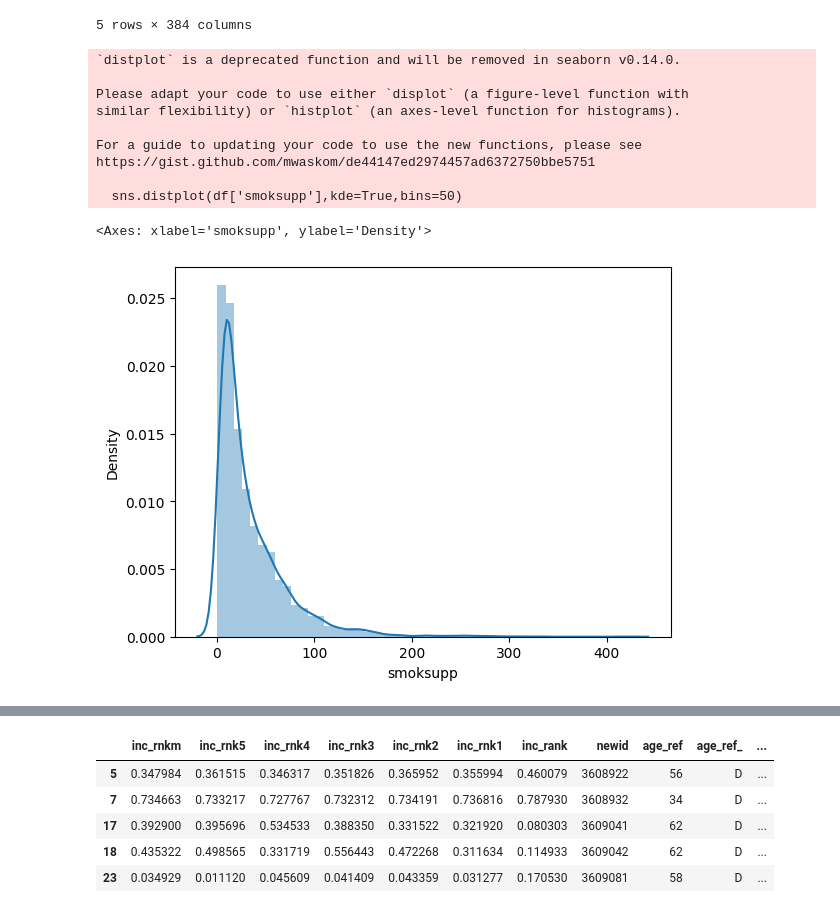
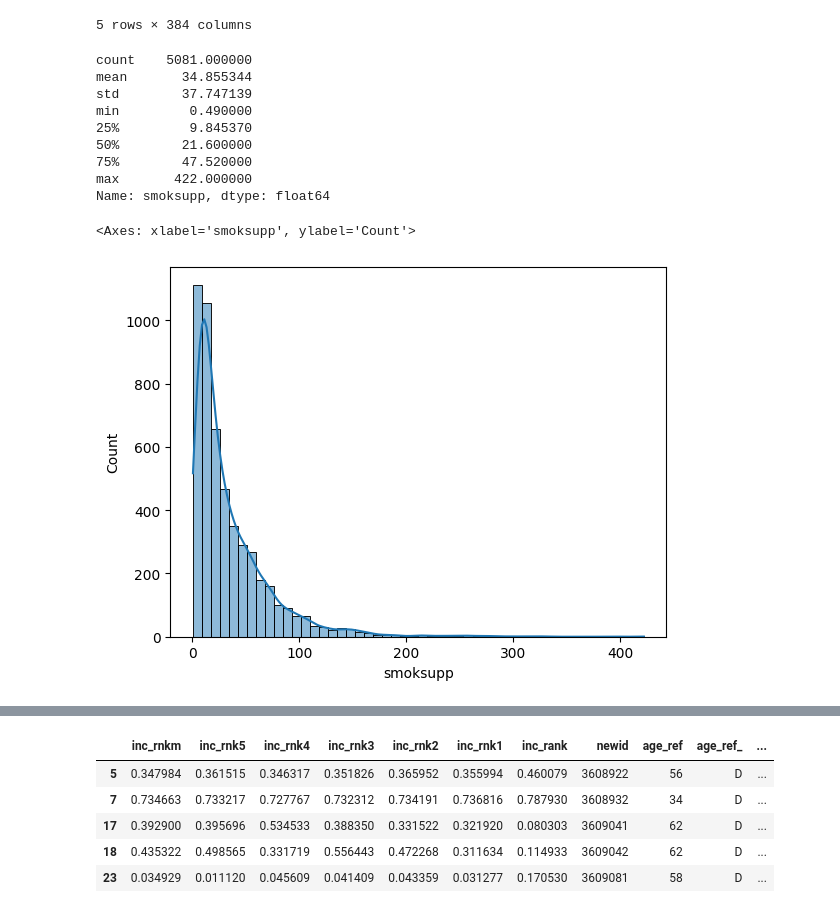
Before and after one commit to smokepm/Tobacco-Expenditure-Survey-Project, a Jupyter notebook: proj_2.ipynb, the cells around one changed output, grey strips where cells are left out. Cells and saved outputs as stored; diff of their text form; code cells hidden in the pictures.

```diff
--- a/proj_2.ipynb
+++ b/proj_2.ipynb
@@ -145,17 +143,20 @@ df.head()
 5 rows × 384 columns
 # %%
 df = df[df['smoksupp']>0]
+# %%
+df['smoksupp'].describe()
+# %% [output]
+count    5081.000000
+mean       34.855344
+std        37.747139
+min         0.490000
+25%         9.845370
+50%        21.600000
+75%        47.520000
+max       422.000000
+Name: smoksupp, dtype: float64
 # %%
-sns.distplot(df['smoksupp'],kde=True,bins=50)
+sns.histplot(df['smoksupp'],kde=True,bins=50)
 # %% [output]
-`distplot` is a deprecated function and will be removed in seaborn v0.14.0.
-
-Please adapt your code to use either `displot` (a figure-level function with
-similar flexibility) or `histplot` (an axes-level function for histograms).
-
-For a guide to updating your code to use the new functions, please see
-https://gist.github.com/mwaskom/de44147ed2974457ad6372750bbe5751
-
-  sns.distplot(df['smoksupp'],kde=True,bins=50)
+<Axes: xlabel='smoksupp', ylabel='Count'>
-<Axes: xlabel='smoksupp', ylabel='Density'>
-[figure, old version]
+[figure, new version]
```
Also changed, not shown: parts of 18 cells of this notebook.
